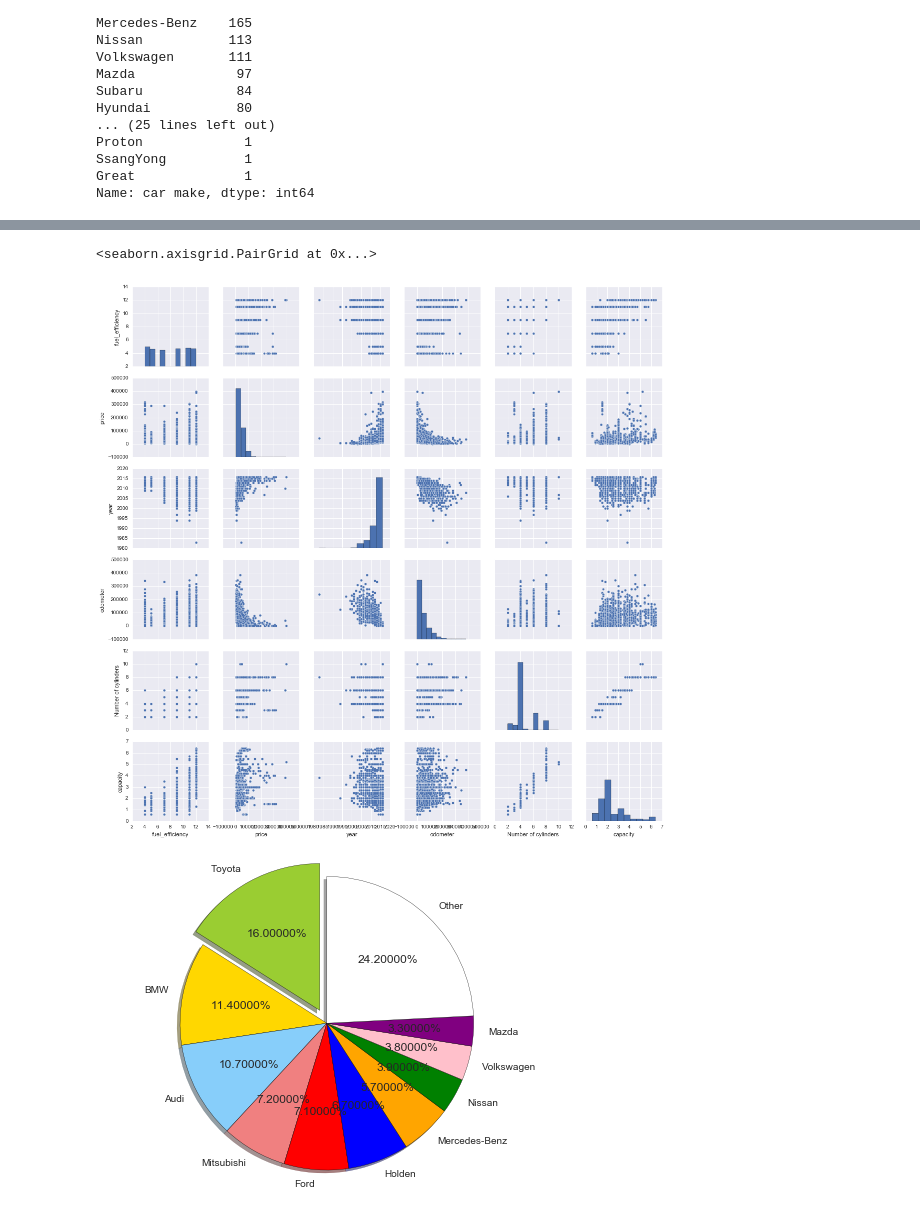
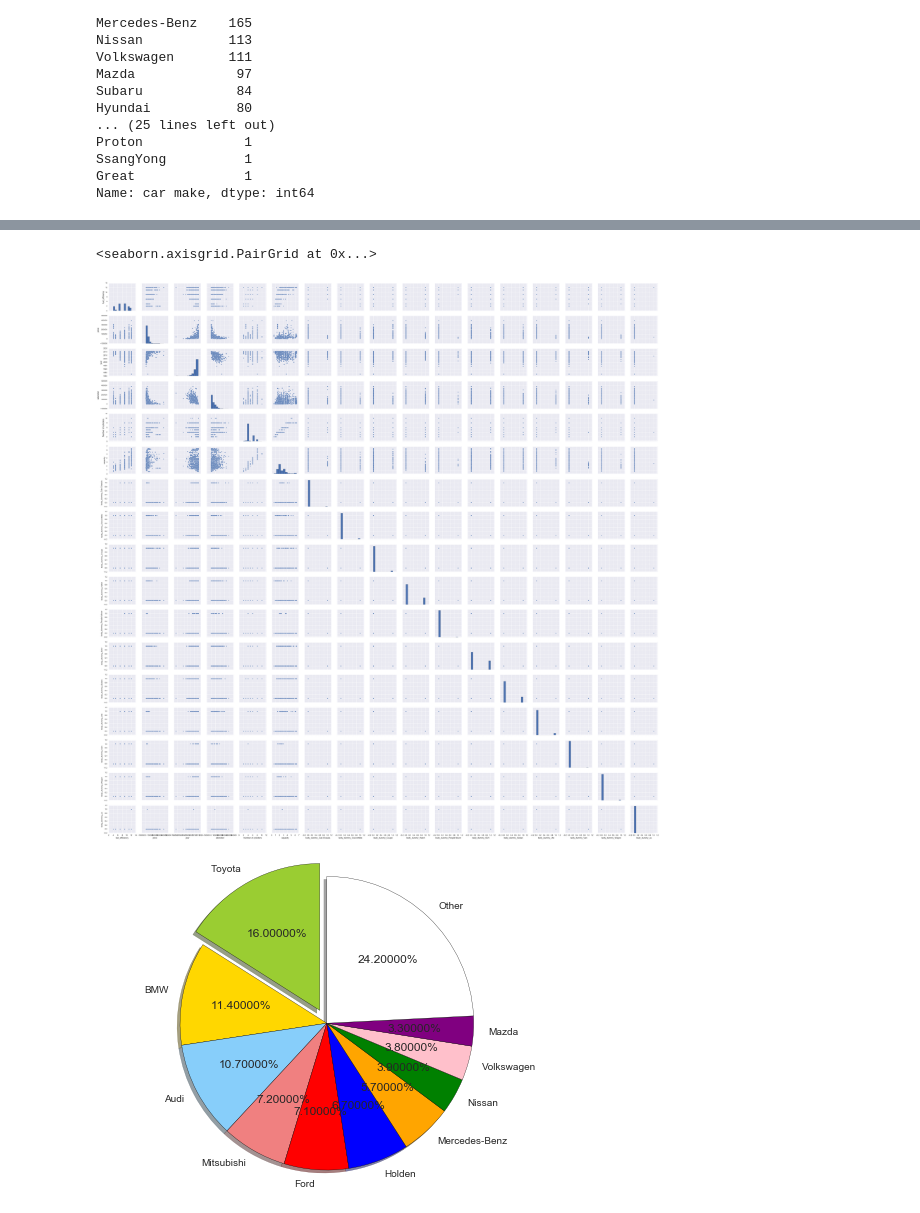
Before and after one commit to epkuznetsova/capstone_project_carsales, a Jupyter notebook: carsales.ipynb, the cells around one changed output, grey strips where cells are left out. Cells and saved outputs as stored; diff of their text form; code cells hidden in the pictures.

Commit message:
graphs added

```diff
--- a/carsales.ipynb
+++ b/carsales.ipynb
@@ -1,11 +1,16 @@
 # %%
+import math
 %matplotlib inline
 import numpy as np
 import pandas as pd
 import seaborn as sns
+sns.set_context("poster")
+sns.set_style("ticks")
 import urllib2, requests
-import matplotlib as plt
 from bs4 import BeautifulSoup
+import matplotlib.pyplot
+from sklearn import linear_model
+from sklearn import preprocessing
 from mpl_toolkits.mplot3d import Axes3D
 # %%
 def extract_text(el):
@@ -512,0 +533,4 @@ Name: car make, dtype: int64
+# %%
+sorted_cars['body_dummy']=sorted_cars.body.astype('category')
+body_dummies = pd.get_dummies(sorted_cars, columns=["body_dummy"])
+body_dummies
@@ -513,8 +569,8 @@ Name: car make, dtype: int64
 # %%
-sns.pairplot(cars_data)
+sns.pairplot(body_dummies)
 # %% [output]
 <seaborn.axisgrid.PairGrid at 0x...>
-[figure, old version]
+[figure, new version]
 # %%
 """
 Demo of a basic pie chart plus a few additional features.
```
Also changed, not shown: parts of 28 cells of this notebook.
